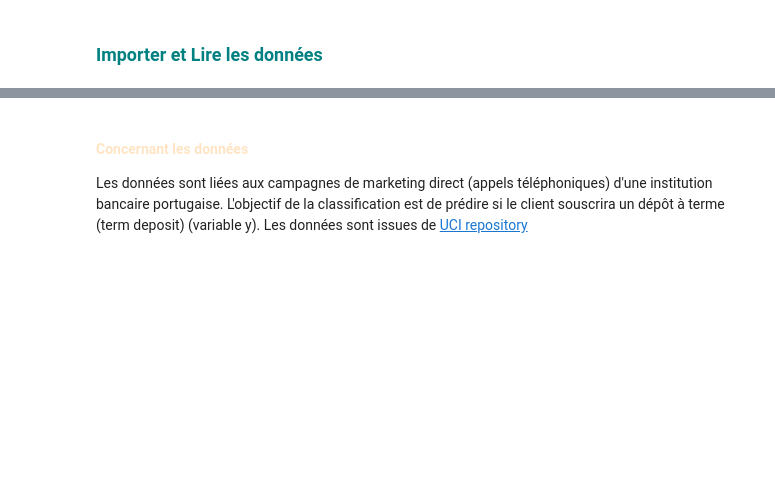
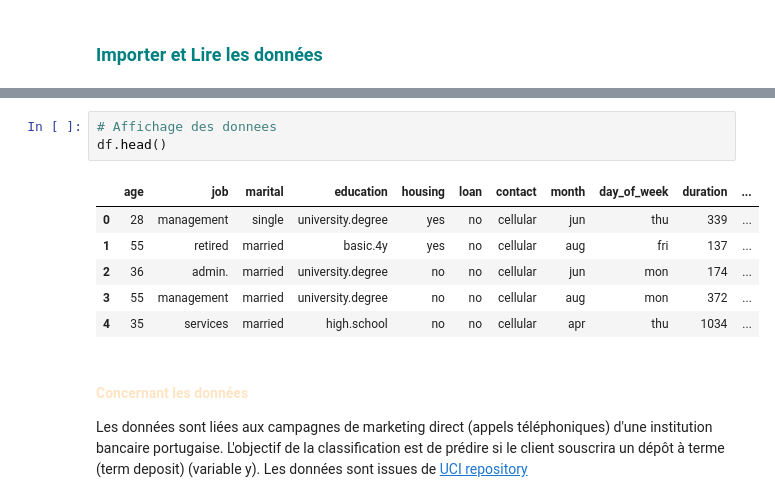
Before and after one commit to karaguaIA/Supervised-Learning-, a Jupyter notebook: Classification/Clas_Log_Reg_SVM_Decision_Tree_uncomplet.ipynb, the cells around one changed output, grey strips where cells are left out. Cells and saved outputs as stored; diff of their text form; blank space fills up the shorter version.

```diff
--- a/Classification/Clas_Log_Reg_SVM_Decision_Tree_uncomplet.ipynb
+++ b/Classification/Clas_Log_Reg_SVM_Decision_Tree_uncomplet.ipynb
@@ -15,3 +26,13 @@ warnings.filterwarnings("ignore")
+# %%
+# Affichage des donnees
+df.head()
+# %% [output]
+|  | age | job | marital | education | housing | loan | contact | month | day_of_week | duration | ... |
+| 0 | 28 | management | single | university.degree | yes | no | cellular | jun | thu | 339 | ... |
+| 1 | 55 | retired | married | basic.4y | yes | no | cellular | aug | fri | 137 | ... |
+| 2 | 36 | admin. | married | university.degree | no | no | cellular | jun | mon | 174 | ... |
+| 3 | 55 | management | married | university.degree | no | no | cellular | aug | mon | 372 | ... |
+| 4 | 35 | services | married | high.school | no | no | cellular | apr | thu | 1034 | ... |
 # %% [markdown]
 #### <font color = "bisque">Concernant les données<font>
 Les données sont liées aux campagnes de marketing direct (appels téléphoniques) d'une institution bancaire portugaise. L'objectif de la classification est de prédire si le client souscrira un dépôt à terme (term deposit) (variable y). Les données sont issues de [UCI repository](https://archive.ics.uci.edu/dataset/222/bank+marketing)
```
Also changed, not shown: parts of 22 cells of this notebook.
